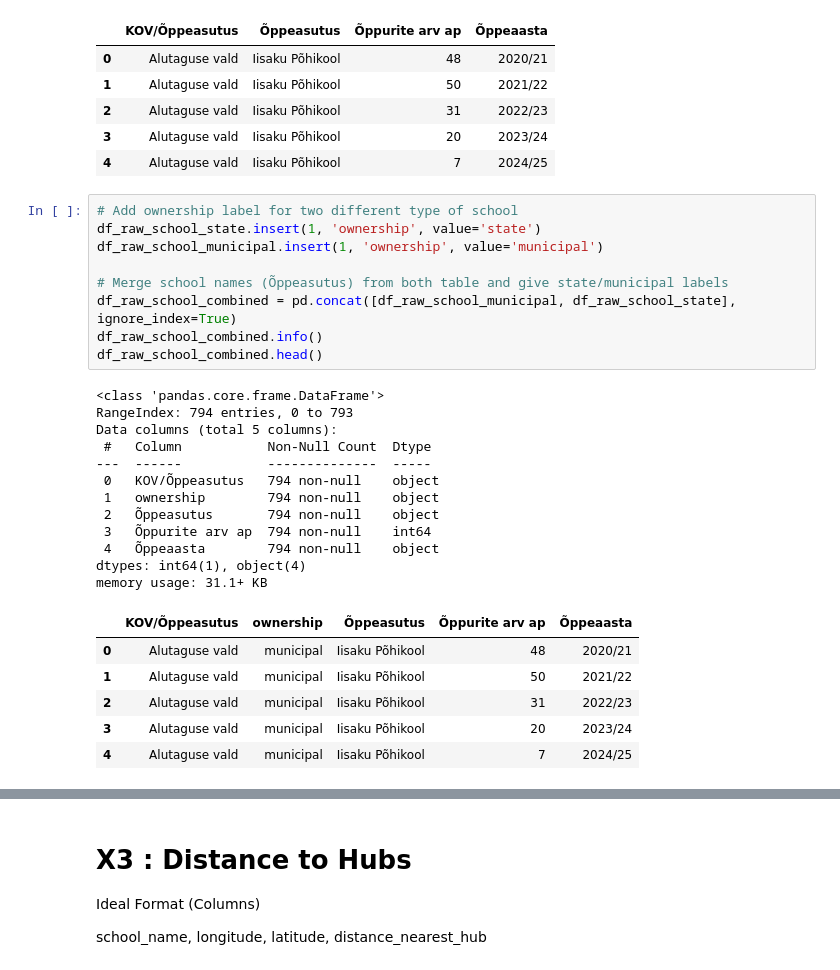
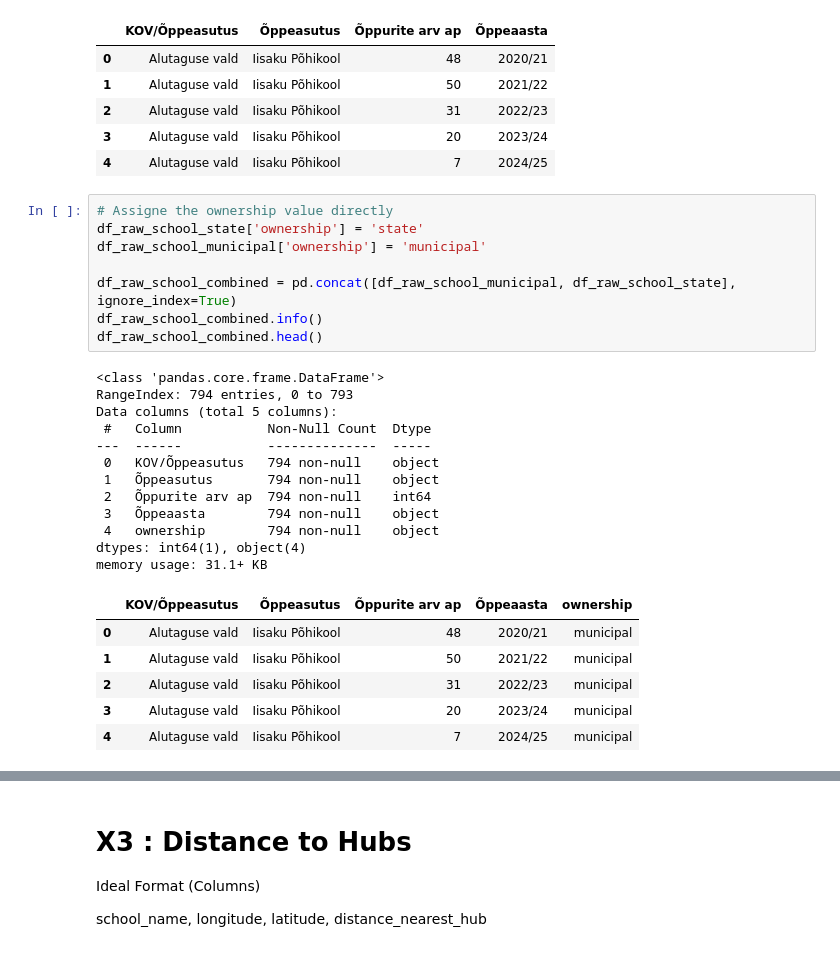
Before and after one commit to valpar/estonia-exam-gap, a Jupyter notebook: notebooks/Features.ipynb, the cells around one changed output, grey strips where cells are left out. Drawn from its saved outputs; the diff is of its cells as text.

Commit message:
Finalized final table

```diff
--- a/notebooks/Features.ipynb
+++ b/notebooks/Features.ipynb
@@ -353,30 +336,29 @@ memory usage: 19.8+ KB
 | 3 | Alutaguse vald | Iisaku Põhikool | 20 | 2023/24 |
 | 4 | Alutaguse vald | Iisaku Põhikool | 7 | 2024/25 |
 # %%
-# Add ownership label for two different type of school
-df_raw_school_state.insert(1, 'ownership', value='state')
-df_raw_school_municipal.insert(1, 'ownership', value='municipal')
+# Assigne the ownership value directly
+df_raw_school_state['ownership'] = 'state'
+df_raw_school_municipal['ownership'] = 'municipal'
 
-# Merge school names (Õppeasutus) from both table and give state/municipal labels
 df_raw_school_combined = pd.concat([df_raw_school_municipal, df_raw_school_state], ignore_index=True)
 df_raw_school_combined.info()
 df_raw_school_combined.head()
 # %% [output]
 <class 'pandas.core.frame.DataFrame'>
 RangeIndex: 794 entries, 0 to 793
 Data columns (total 5 columns):
  #   Column           Non-Null Count  Dtype
 ---  ------           --------------  -----
  0   KOV/Õppeasutus   794 non-null    object
- 1   ownership        794 non-null    object
- 2   Õppeasutus       794 non-null    object
- 3   Õppurite arv ap  794 non-null    int64
- 4   Õppeaasta        794 non-null    object
+ 1   Õppeasutus       794 non-null    object
+ 2   Õppurite arv ap  794 non-null    int64
+ 3   Õppeaasta        794 non-null    object
+ 4   ownership        794 non-null    object
 dtypes: int64(1), object(4)
 memory usage: 31.1+ KB
-|  | KOV/Õppeasutus | ownership | Õppeasutus | Õppurite arv ap | Õppeaasta |
-| 0 | Alutaguse vald | municipal | Iisaku Põhikool | 48 | 2020/21 |
-| 1 | Alutaguse vald | municipal | Iisaku Põhikool | 50 | 2021/22 |
-| 2 | Alutaguse vald | municipal | Iisaku Põhikool | 31 | 2022/23 |
-| 3 | Alutaguse vald | municipal | Iisaku Põhikool | 20 | 2023/24 |
-| 4 | Alutaguse vald | municipal | Iisaku Põhikool | 7 | 2024/25 |
+|  | KOV/Õppeasutus | Õppeasutus | Õppurite arv ap | Õppeaasta | ownership |
+| 0 | Alutaguse vald | Iisaku Põhikool | 48 | 2020/21 | municipal |
+| 1 | Alutaguse vald | Iisaku Põhikool | 50 | 2021/22 | municipal |
+| 2 | Alutaguse vald | Iisaku Põhikool | 31 | 2022/23 | municipal |
+| 3 | Alutaguse vald | Iisaku Põhikool | 20 | 2023/24 | municipal |
+| 4 | Alutaguse vald | Iisaku Põhikool | 7 | 2024/25 | municipal |
```
Also changed, not shown: parts of 47 cells of this notebook.
